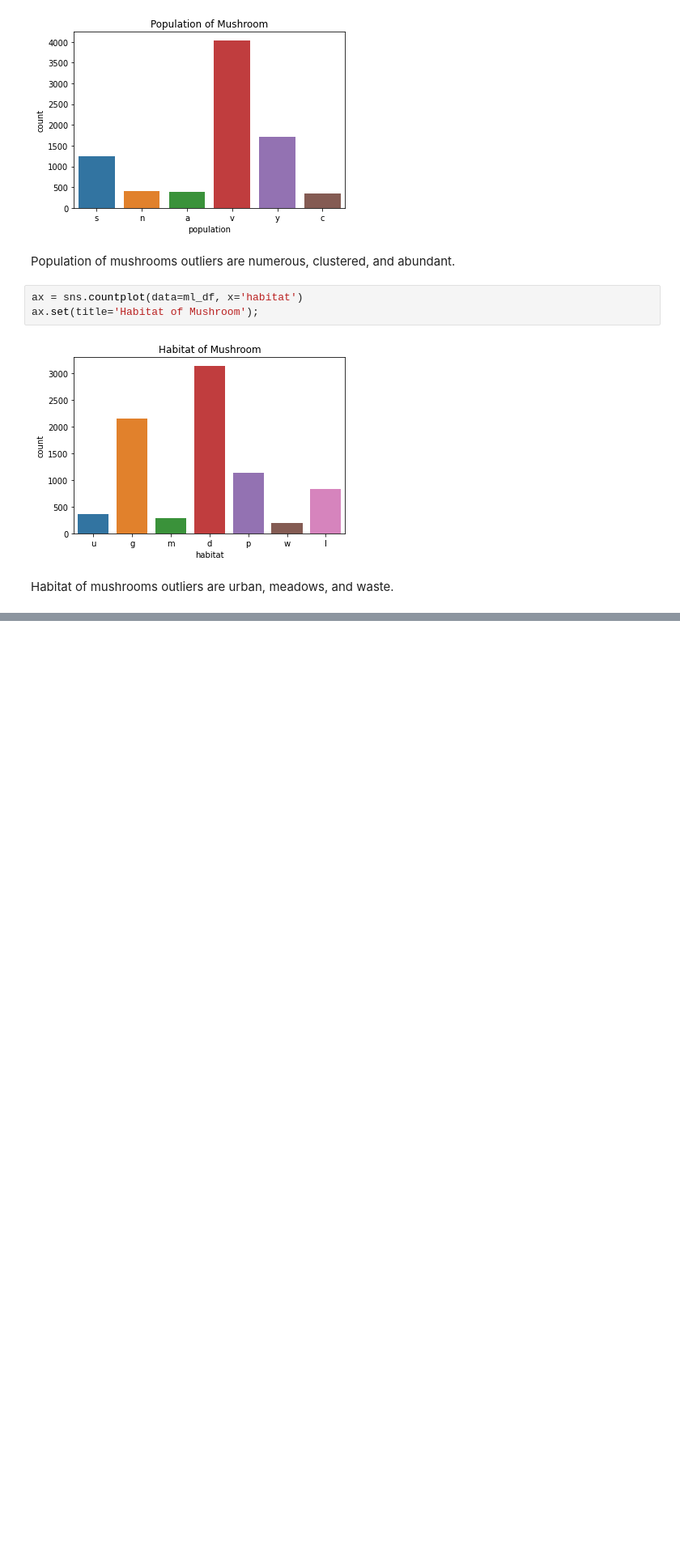
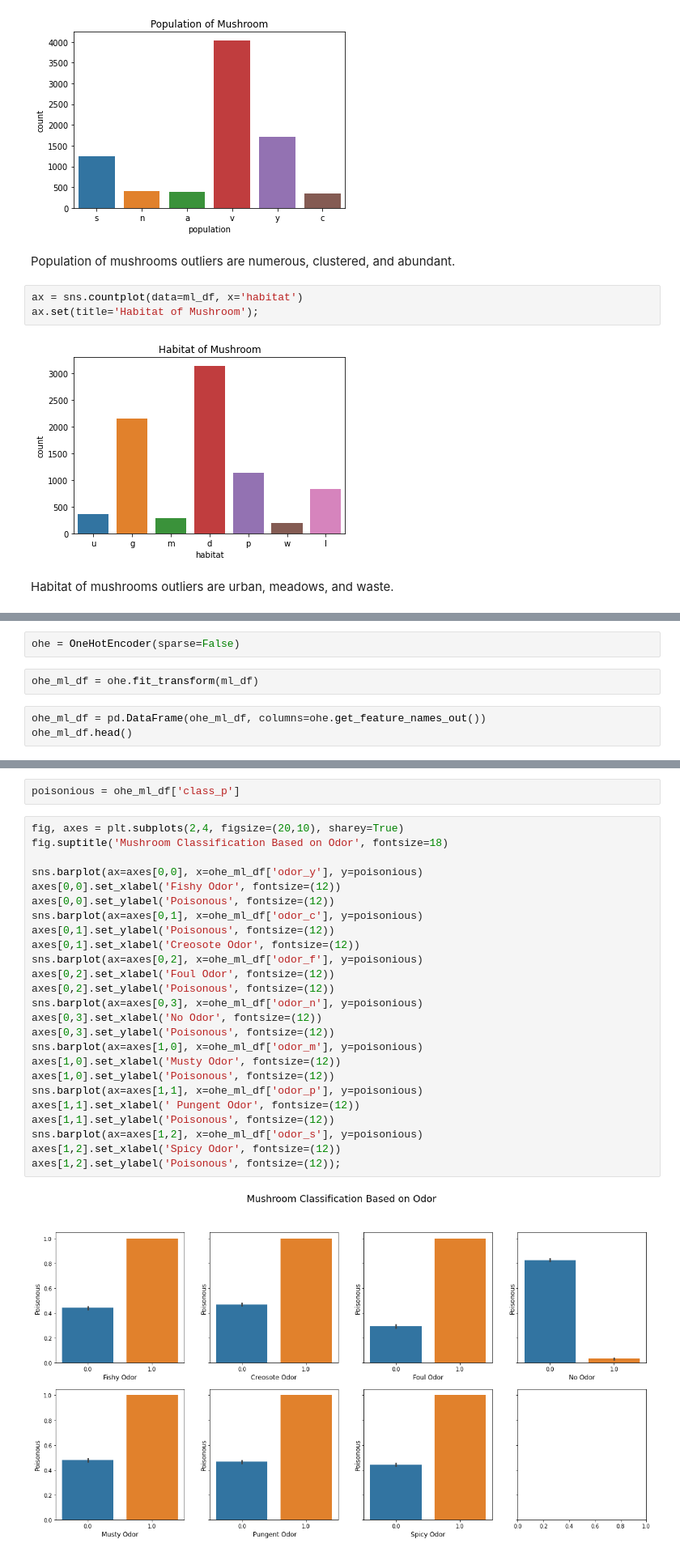
Before and after one commit to victoriawhite17/Mushroom-Class, a Jupyter notebook: Mushroom.ipynb, the cells around one changed output, grey strips where cells are left out. Shown at 81% size. Drawn from its saved outputs; the diff is of its cells as text; blank space fills up the shorter version.

```diff
--- a/Mushroom.ipynb
+++ b/Mushroom.ipynb
@@ -307,0 +348,7 @@ Habitat of mushrooms outliers are urban, meadows, and waste.
+# %%
+ohe = OneHotEncoder(sparse=False)
+# %%
+ohe_ml_df = ohe.fit_transform(ml_df)
+# %%
+ohe_ml_df = pd.DataFrame(ohe_ml_df, columns=ohe.get_feature_names_out())
+ohe_ml_df.head()
@@ -307,0 +363,29 @@ Habitat of mushrooms outliers are urban, meadows, and waste.
+# %%
+poisonious = ohe_ml_df['class_p']
+# %%
+fig, axes = plt.subplots(2,4, figsize=(20,10), sharey=True)
+fig.suptitle('Mushroom Classification Based on Odor', fontsize=18)
+
+sns.barplot(ax=axes[0,0], x=ohe_ml_df['odor_y'], y=poisonious)
+axes[0,0].set_xlabel('Fishy Odor', fontsize=(12))
+axes[0,0].set_ylabel('Poisonous', fontsize=(12))
+sns.barplot(ax=axes[0,1], x=ohe_ml_df['odor_c'], y=poisonious)
+axes[0,1].set_ylabel('Poisonous', fontsize=(12))
+axes[0,1].set_xlabel('Creosote Odor', fontsize=(12))
+sns.barplot(ax=axes[0,2], x=ohe_ml_df['odor_f'], y=poisonious)
+axes[0,2].set_xlabel('Foul Odor', fontsize=(12))
+axes[0,2].set_ylabel('Poisonous', fontsize=(12))
+sns.barplot(ax=axes[0,3], x=ohe_ml_df['odor_n'], y=poisonious)
+axes[0,3].set_xlabel('No Odor', fontsize=(12))
+axes[0,3].set_ylabel('Poisonous', fontsize=(12))
+sns.barplot(ax=axes[1,0], x=ohe_ml_df['odor_m'], y=poisonious)
+axes[1,0].set_xlabel('Musty Odor', fontsize=(12))
+axes[1,0].set_ylabel('Poisonous', fontsize=(12))
+sns.barplot(ax=axes[1,1], x=ohe_ml_df['odor_p'], y=poisonious)
+axes[1,1].set_xlabel(' Pungent Odor', fontsize=(12))
+axes[1,1].set_ylabel('Poisonous', fontsize=(12))
+sns.barplot(ax=axes[1,2], x=ohe_ml_df['odor_s'], y=poisonious)
+axes[1,2].set_xlabel('Spicy Odor', fontsize=(12))
+axes[1,2].set_ylabel('Poisonous', fontsize=(12));
+# %% [output]
+[figure, added]
```
Also changed, not shown: parts of 10 cells of this notebook.
